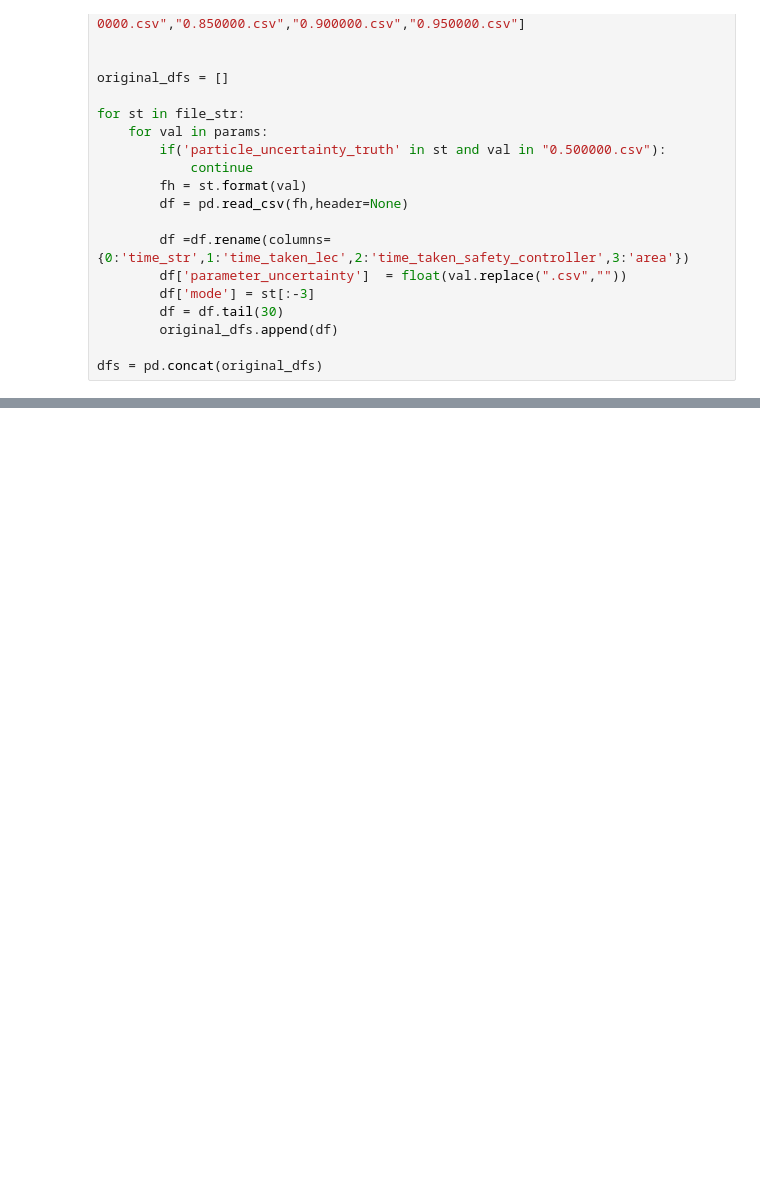
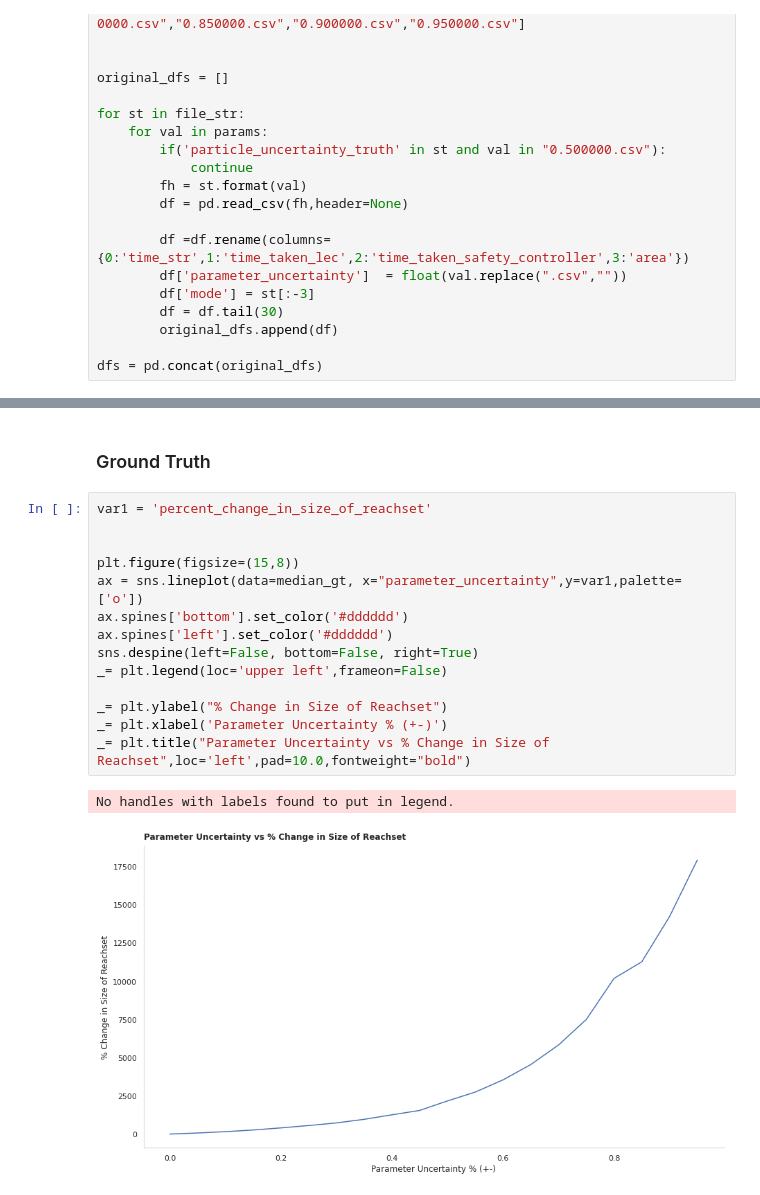
Before and after one commit to pmusau17/Platooning-F1Tenth, a Jupyter notebook: src/rtreach/logs/uncertainty_experiments/UncertaintyExperiments.ipynb, the cells around one changed output, grey strips where cells are left out. Cells and saved outputs as stored; diff of their text form; blank space fills up the shorter version.

```diff
--- a/src/rtreach/logs/uncertainty_experiments/UncertaintyExperiments.ipynb
+++ b/src/rtreach/logs/uncertainty_experiments/UncertaintyExperiments.ipynb
@@ -98,0 +80,19 @@ median_res
+# %% [markdown]
+###  Ground Truth
+# %%
+var1 = 'percent_change_in_size_of_reachset'
+
+
+plt.figure(figsize=(15,8))
+ax = sns.lineplot(data=median_gt, x="parameter_uncertainty",y=var1,palette=['o'])
+ax.spines['bottom'].set_color('#dddddd')
+ax.spines['left'].set_color('#dddddd')
+sns.despine(left=False, bottom=False, right=True)
+_= plt.legend(loc='upper left',frameon=False)
+
+_= plt.ylabel("% Change in Size of Reachset")
+_= plt.xlabel('Parameter Uncertainty % (+-)')
+_= plt.title("Parameter Uncertainty vs % Change in Size of Reachset",loc='left',pad=10.0,fontweight="bold")
+# %% [output]
+No handles with labels found to put in legend.
+[figure, added]
```
Also changed, not shown: parts of 13 cells of this notebook.
